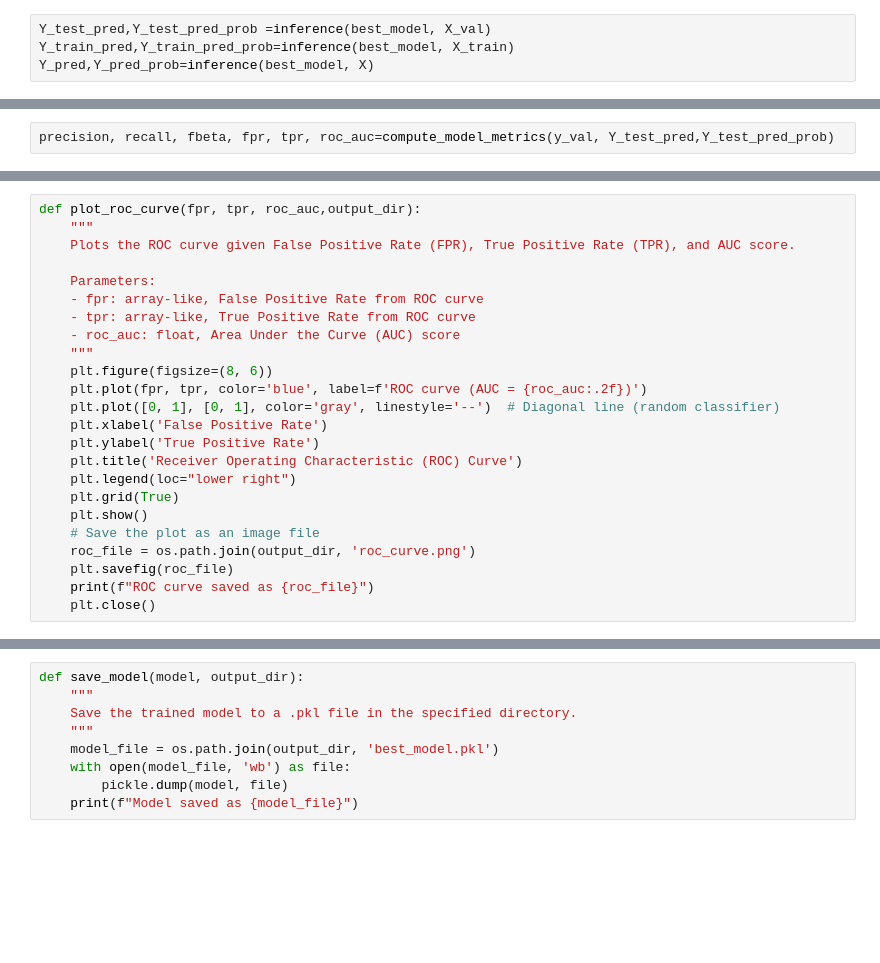
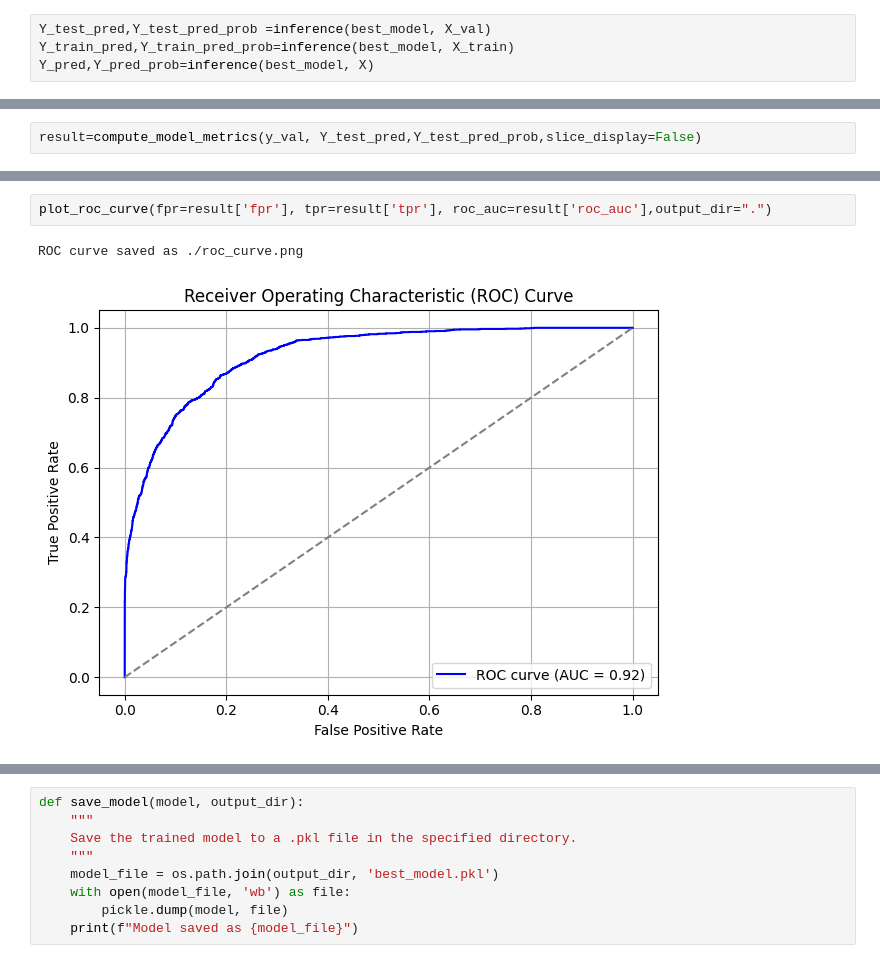
Before and after one commit to lurui-star/nd0821-c3-starter-code, a Jupyter notebook: notebooks/Different Functions for Pipeline.ipynb, the cells around one changed output, grey strips where cells are left out. Cells and saved outputs as stored; diff of their text form; blank space fills up the shorter version.

```diff
--- a/notebooks/Different Functions for Pipeline.ipynb
+++ b/notebooks/Different Functions for Pipeline.ipynb
@@ -312,2 +316,2 @@ def compute_model_metrics(y, preds,pred_prob,slice_display=False):
 # %%
-precision, recall, fbeta, fpr, tpr, roc_auc=compute_model_metrics(y_val, Y_test_pred,Y_test_pred_prob)
+result=compute_model_metrics(y_val, Y_test_pred,Y_test_pred_prob,slice_display=False)
@@ -527,24 +389,0 @@ final_df
-# %%
-def plot_roc_curve(fpr, tpr, roc_auc,output_dir):
-    """
-    Plots the ROC curve given False Positive Rate (FPR), True Positive Rate (TPR), and AUC score.
-
-    Parameters:
-    - fpr: array-like, False Positive Rate from ROC curve
-    - tpr: array-like, True Positive Rate from ROC curve
-    - roc_auc: float, Area Under the Curve (AUC) score
-    """
-    plt.figure(figsize=(8, 6))
-    plt.plot(fpr, tpr, color='blue', label=f'ROC curve (AUC = {roc_auc:.2f})')
-    plt.plot([0, 1], [0, 1], color='gray', linestyle='--')  # Diagonal line (random classifier)
-    plt.xlabel('False Positive Rate')
-    plt.ylabel('True Positive Rate')
-    plt.title('Receiver Operating Characteristic (ROC) Curve')
-    plt.legend(loc="lower right")
-    plt.grid(True)
-    plt.show()
-    # Save the plot as an image file
-    roc_file = os.path.join(output_dir, 'roc_curve.png')
-    plt.savefig(roc_file)
-    print(f"ROC curve saved as {roc_file}")
-    plt.close()
@@ -599,0 +440,5 @@ Feature importance plot saved as ./feature_importance.png
+# %%
+plot_roc_curve(fpr=result['fpr'], tpr=result['tpr'], roc_auc=result['roc_auc'],output_dir=".")
+# %% [output]
+ROC curve saved as ./roc_curve.png
+[figure, added]
```
Also changed, not shown: parts of 27 cells of this notebook, 46 other files.
